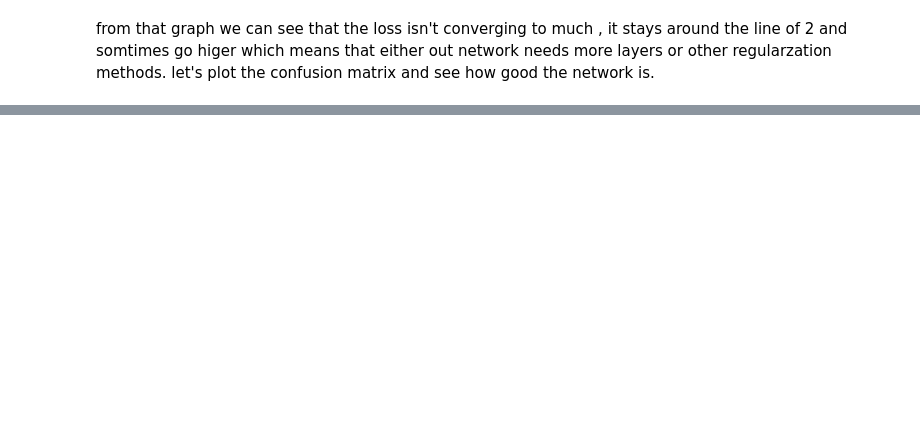
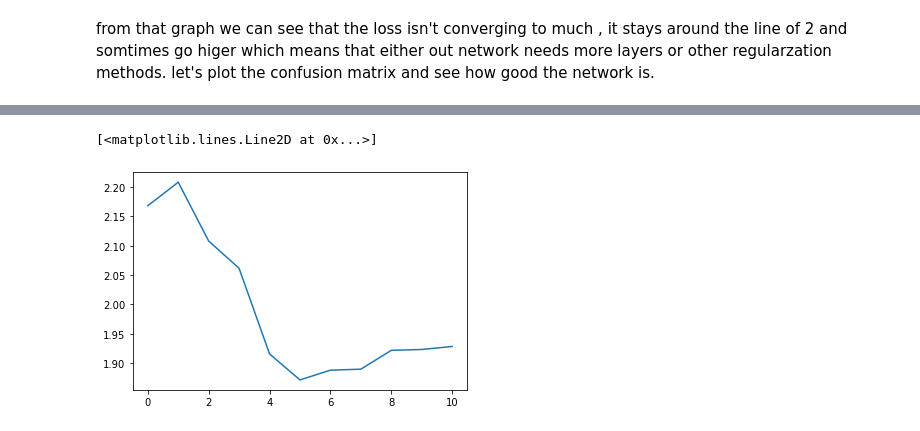
Before and after one commit to danikv/NLPEx1, a Jupyter notebook: code/NLP21HW1.ipynb, the cells around one changed output, grey strips where cells are left out. Saved outputs shown, nothing was run; the diff lists cells and outputs as text; code cells hidden in the pictures; blank space fills up the shorter version.

```diff
--- a/code/NLP21HW1.ipynb
+++ b/code/NLP21HW1.ipynb
@@ -1359,7 +1566,7 @@ we will also define our training function which takes some example and feed it i
 criterion = nn.NLLLoss()
 learning_rate = 0.005 # If you set this too high, it might explode. If too low, it might not learn
 
-def train(category_tensor, line_tensor):
+def train(category_tensor, line_tensor, rnn):
     hidden = rnn.initHidden()
 
     rnn.zero_grad()
@@ -1502,0 +1714,29 @@ Report on error reduction.
+# %%
+import torch.nn as nn
+
+class ImprovedRNN(nn.Module):
+    def __init__(self, input_size, hidden_size, output_size):
+        super(ImprovedRNN, self).__init__()
+
+        self.hidden_size = hidden_size
+        self.i2h = nn.Linear(input_size + hidden_size, hidden_size)
+        self.i2o = nn.Linear(input_size + hidden_size, output_size)
+        self.o2o = nn.Linear(hidden_size + output_size, output_size)
+        self.dropout = nn.Dropout(0.1)
+        self.softmax = nn.LogSoftmax(dim=1)
+
+    def forward(self, input, hidden):
+        combined = torch.cat((input, hidden), 1)
+        hidden = self.i2h(combined)
+        output = self.i2o(combined)
+        output_combined = torch.cat((hidden, output), 1)
+        output = self.o2o(output_combined)
+        output = self.dropout(output)
+        output = self.softmax(output)
+        return output, hidden
+
+    def initHidden(self):
+        return torch.zeros(1, self.hidden_size)
+
+n_hidden = 128
+new_rnn = ImprovedRNN(n_letters, n_hidden, n_categories)
@@ -1502,0 +1745,2 @@ Report on error reduction.
+# %%
+all_losses = train_loop(new_rnn)
@@ -1502,0 +1765,6 @@ Report on error reduction.
+# %%
+plt.figure()
+plt.plot(all_losses)
+# %% [output]
+[<matplotlib.lines.Line2D at 0x...>]
+[figure, added]
```
Also changed, not shown: parts of 68 cells of this notebook.
